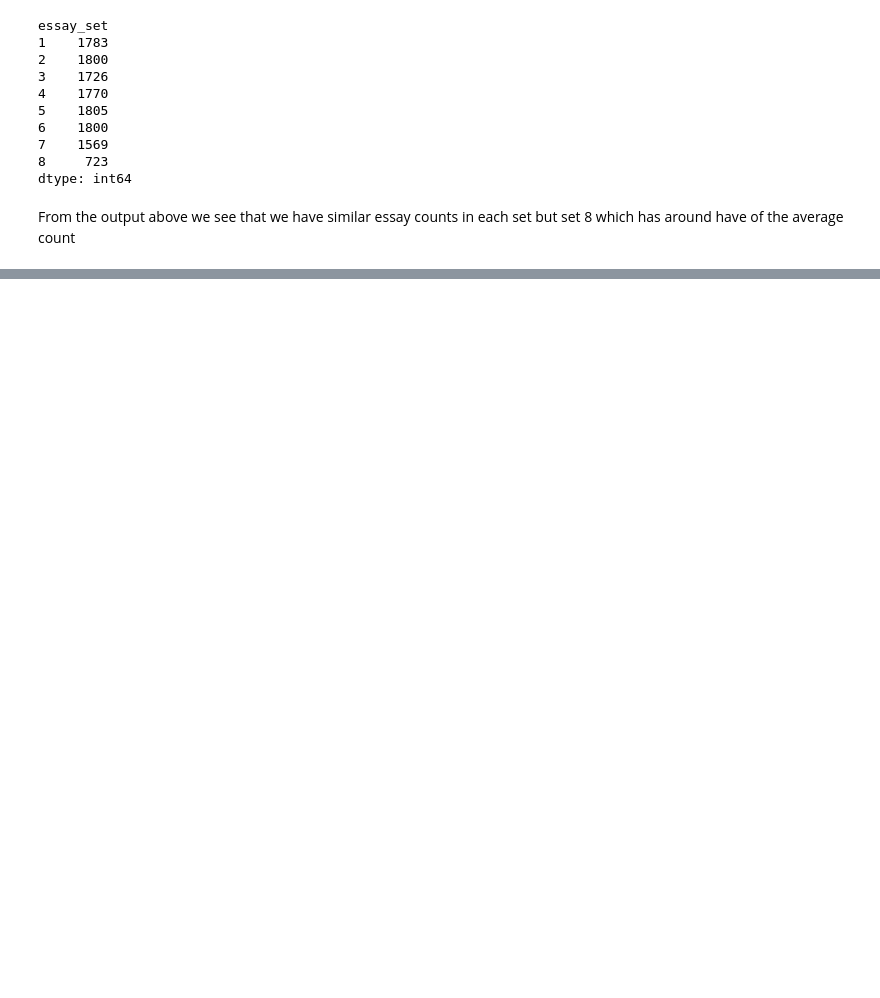
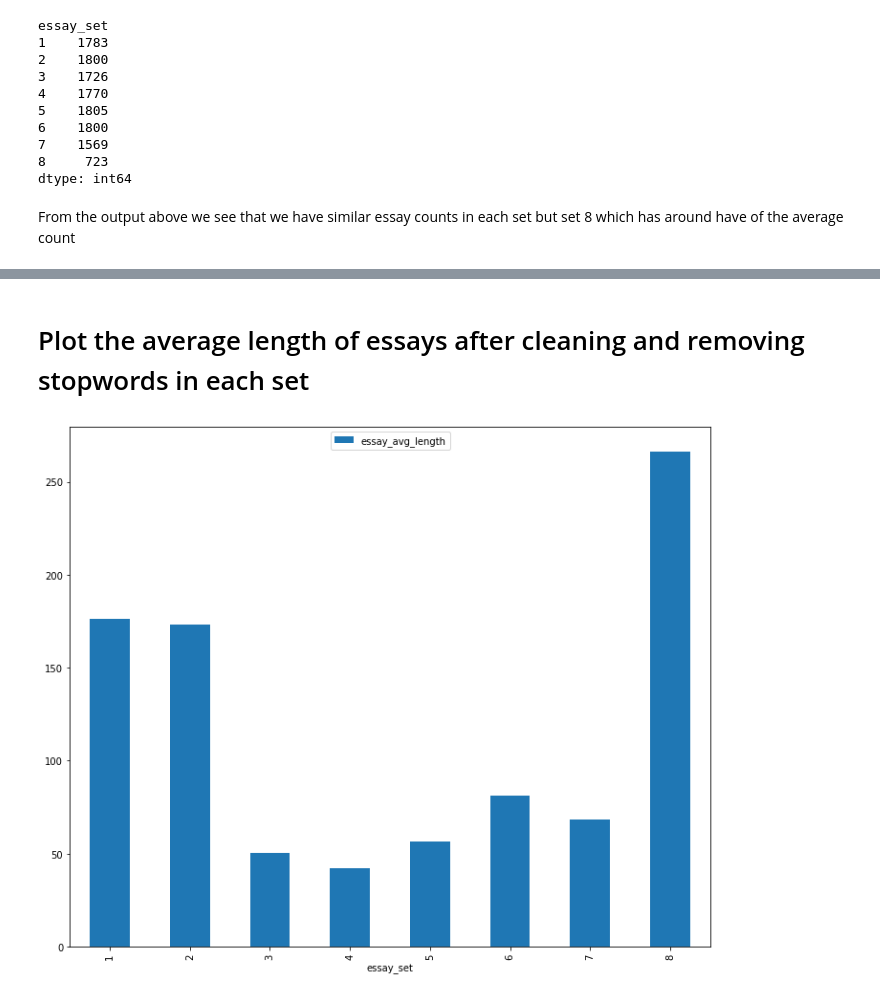
Before and after one commit to hazem-alabiad/automated-essay-grading-system, a Jupyter notebook: main.ipynb, the cells around one changed output, grey strips where cells are left out. Drawn from its saved outputs; the diff is of its cells as text; code cells hidden in the pictures; blank space fills up the shorter version.

```diff
--- a/main.ipynb
+++ b/main.ipynb
@@ -251,0 +299,2 @@ domain1_score_pie.show("svg")
+# %%
+essay_df = pd.read_pickle("./clean_stopwords_train_df.pkl")
@@ -251,0 +310,13 @@ domain1_score_pie.show("svg")
+# %% [markdown]
+# Plot the average length of essays after cleaning and removing stopwords in each set
+# %%
+essay_set_length_df = pd.DataFrame({"essay_avg_length":  essay_df["essay"].apply(lambda essay: len(essay))})
+essay_set_length_df["essay_set"] = essay_df["essay_set"].values
+essay_set_length_df = essay_set_length_df.groupby("essay_set").mean()
+fig, ax = plt.subplots(figsize=(12,10))
+essay_set_length_df.plot(ax=ax, kind="bar")
+plt.legend(loc="upper center")
+plt.savefig("essay_avg_length.png")
+plt.show()
+# %% [output]
+[figure, added]
```
Also changed, not shown: parts of 59 cells of this notebook, 12 other files.
